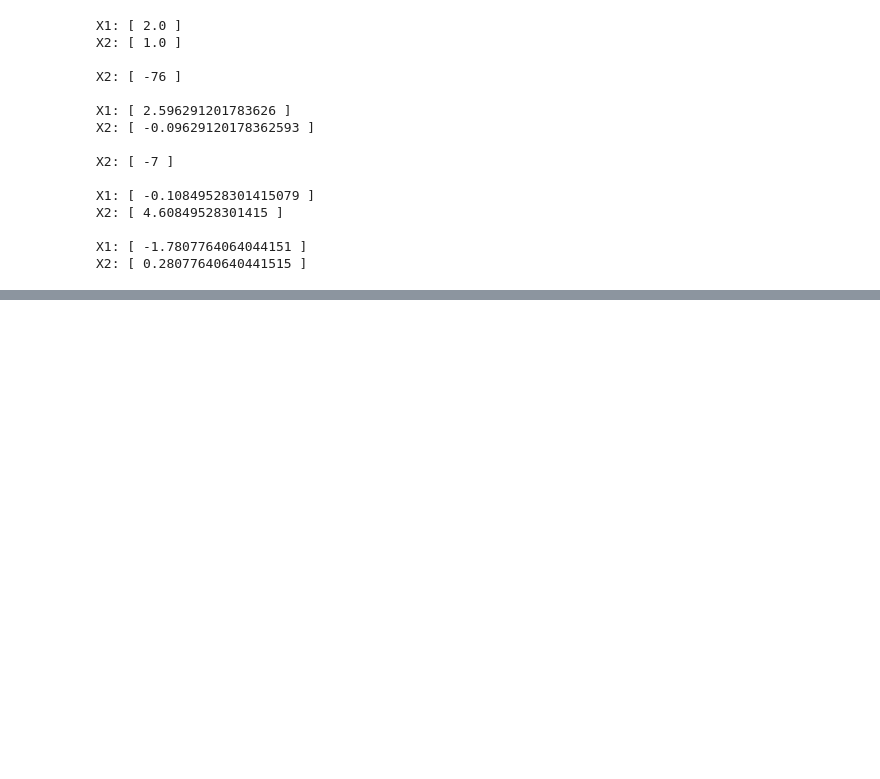
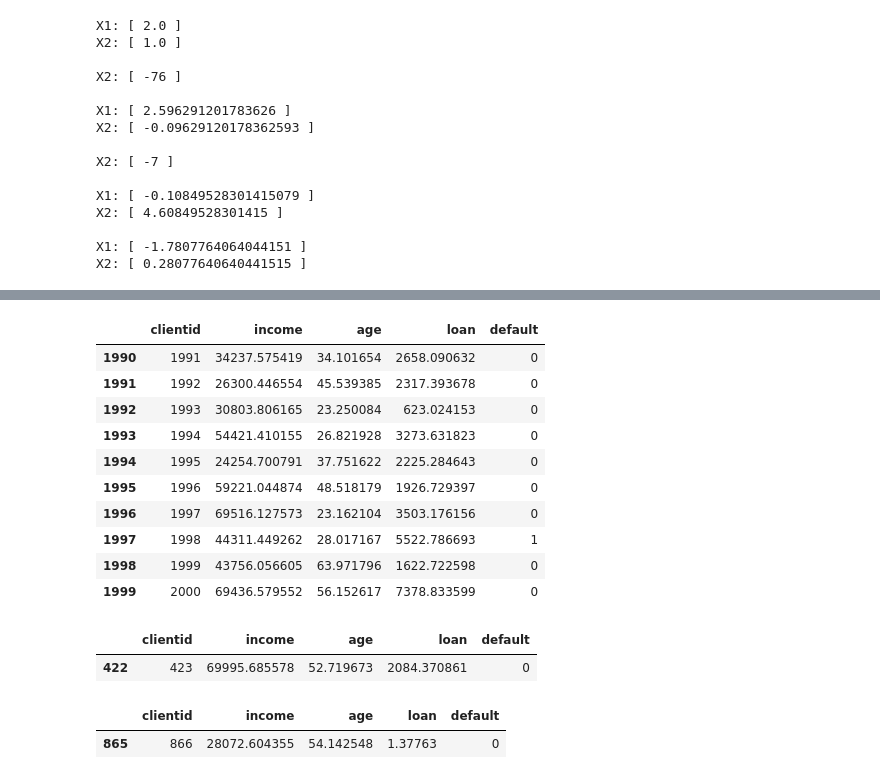
Before and after one commit to PedroHS05/am-t4-s1a2026, a Jupyter notebook: am_t4_s1a2026.ipynb, the cells around one changed output, grey strips where cells are left out. Drawn from its saved outputs; the diff is of its cells as text; code cells hidden in the pictures; blank space fills up the shorter version.

```diff
--- a/am_t4_s1a2026.ipynb
+++ b/am_t4_s1a2026.ipynb
@@ -73,0 +134,24 @@ X2: [ 0.28077640640441515 ]
+# %%
+base_credit.tail(10)
+# %% [output]
+|  | clientid | income | age | loan | default |
+| 1990 | 1991 | 34237.575419 | 34.101654 | 2658.090632 | 0 |
+| 1991 | 1992 | 26300.446554 | 45.539385 | 2317.393678 | 0 |
+| 1992 | 1993 | 30803.806165 | 23.250084 | 623.024153 | 0 |
+| 1993 | 1994 | 54421.410155 | 26.821928 | 3273.631823 | 0 |
+| 1994 | 1995 | 24254.700791 | 37.751622 | 2225.284643 | 0 |
+| 1995 | 1996 | 59221.044874 | 48.518179 | 1926.729397 | 0 |
+| 1996 | 1997 | 69516.127573 | 23.162104 | 3503.176156 | 0 |
+| 1997 | 1998 | 44311.449262 | 28.017167 | 5522.786693 | 1 |
+| 1998 | 1999 | 43756.056605 | 63.971796 | 1622.722598 | 0 |
+| 1999 | 2000 | 69436.579552 | 56.152617 | 7378.833599 | 0 |
+# %%
+base_credit[base_credit['income'] > 69995.0]
+# %% [output]
+|  | clientid | income | age | loan | default |
+| 422 | 423 | 69995.685578 | 52.719673 | 2084.370861 | 0 |
+# %%
+base_credit[base_credit['loan'] <= 1.377630]
+# %% [output]
+|  | clientid | income | age | loan | default |
+| 865 | 866 | 28072.604355 | 54.142548 | 1.37763 | 0 |
```
Also changed, not shown: parts of 8 cells of this notebook.
